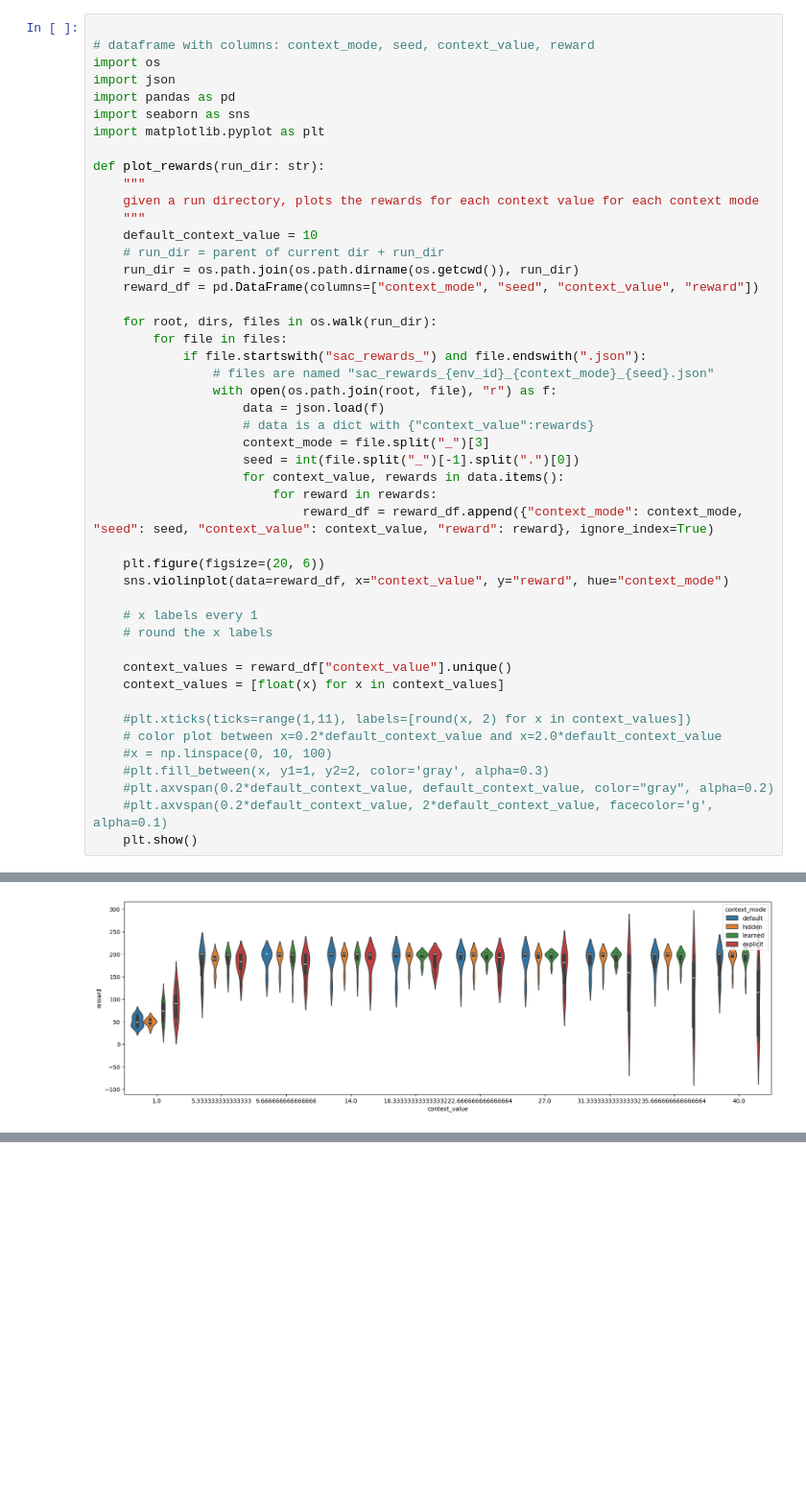
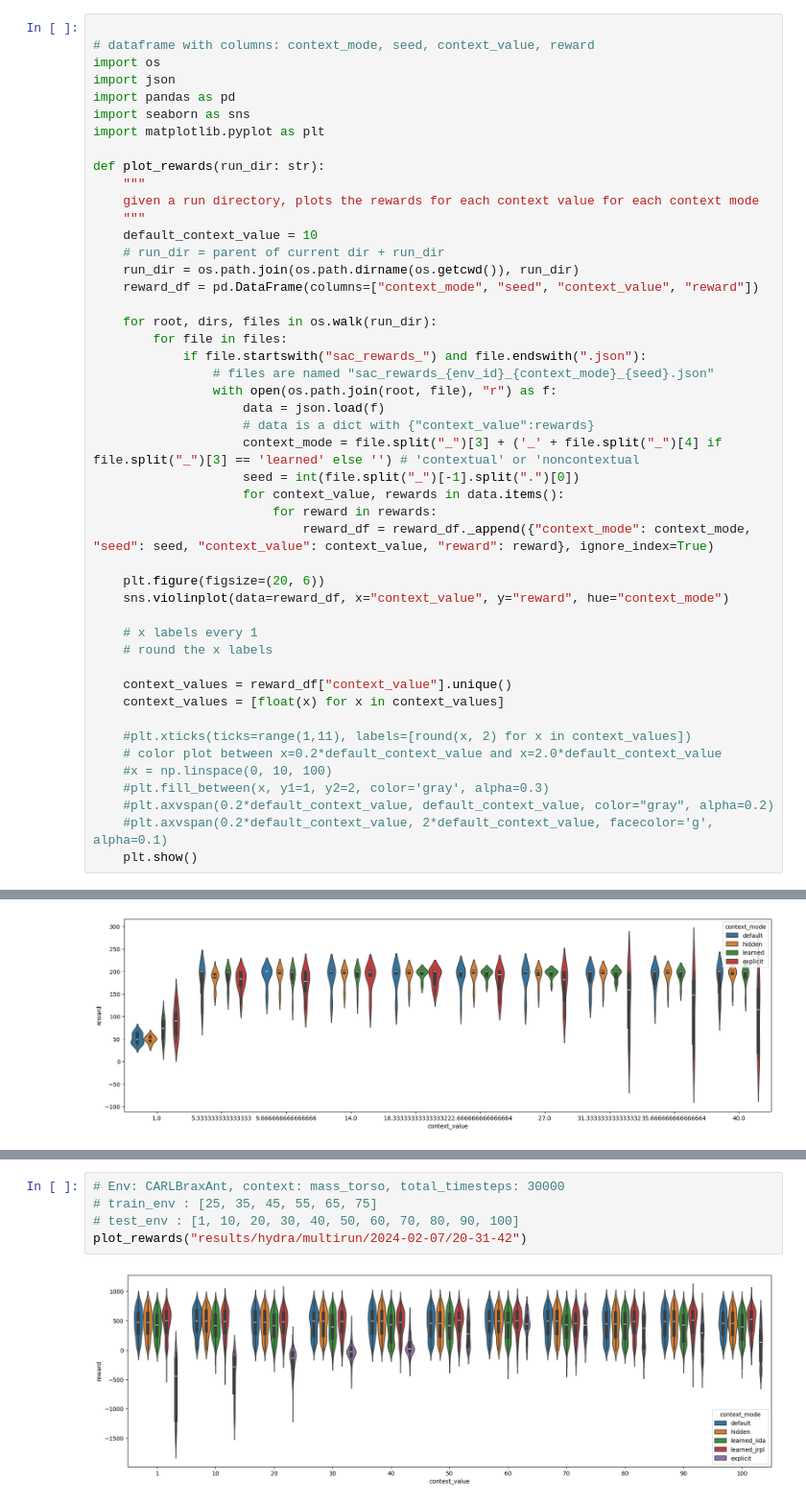
Before and after one commit to tidiane-camaret/contextual_rl_zero_shot, a Jupyter notebook: scripts/plot_eval_rewards.ipynb, the cells around one changed output, grey strips where cells are left out. Shown at 96% size. Drawn from its saved outputs; the diff is of its cells as text; blank space fills up the shorter version.

Commit message:
standardized values for train and eval envs

```diff
--- a/scripts/plot_eval_rewards.ipynb
+++ b/scripts/plot_eval_rewards.ipynb
@@ -25,11 +25,11 @@ def plot_rewards(run_dir: str):
                 with open(os.path.join(root, file), "r") as f:
                     data = json.load(f)
                     # data is a dict with {"context_value":rewards}
-                    context_mode = file.split("_")[3]
+                    context_mode = file.split("_")[3] + ('_' + file.split("_")[4] if file.split("_")[3] == 'learned' else '') # 'contextual' or 'noncontextual
                     seed = int(file.split("_")[-1].split(".")[0])
                     for context_value, rewards in data.items():
                         for reward in rewards:
-                            reward_df = reward_df.append({"context_mode": context_mode, "seed": seed, "context_value": context_value, "reward": reward}, ignore_index=True)
+                            reward_df = reward_df._append({"context_mode": context_mode, "seed": seed, "context_value": context_value, "reward": reward}, ignore_index=True)
 
     plt.figure(figsize=(20, 6))
     sns.violinplot(data=reward_df, x="context_value", y="reward", hue="context_mode")
@@ -117,0 +88,7 @@ train_envs.contexts
+# %%
+# Env: CARLBraxAnt, context: mass_torso, total_timesteps: 30000
+# train_env : [25, 35, 45, 55, 65, 75]
+# test_env : [1, 10, 20, 30, 40, 50, 60, 70, 80, 90, 100]
+plot_rewards("results/hydra/multirun/2024-02-07/20-31-42")
+# %% [output]
+[figure, added]
```
Also changed, not shown: parts of 13 cells of this notebook, 8 other files.
